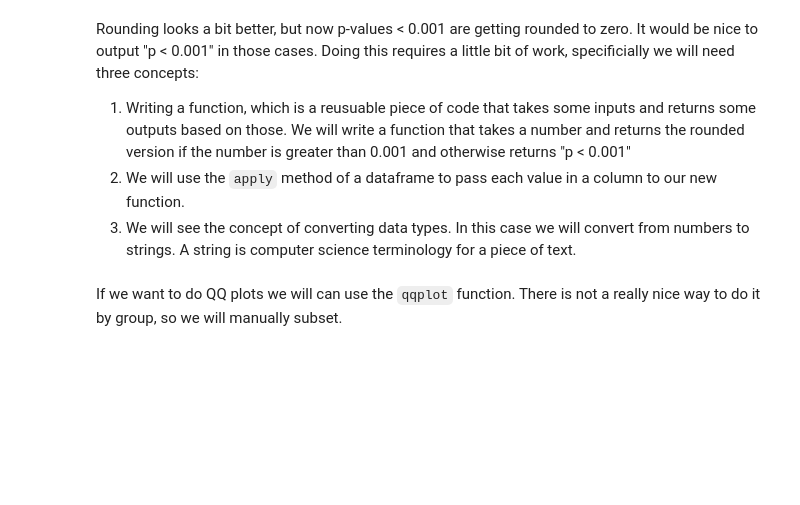
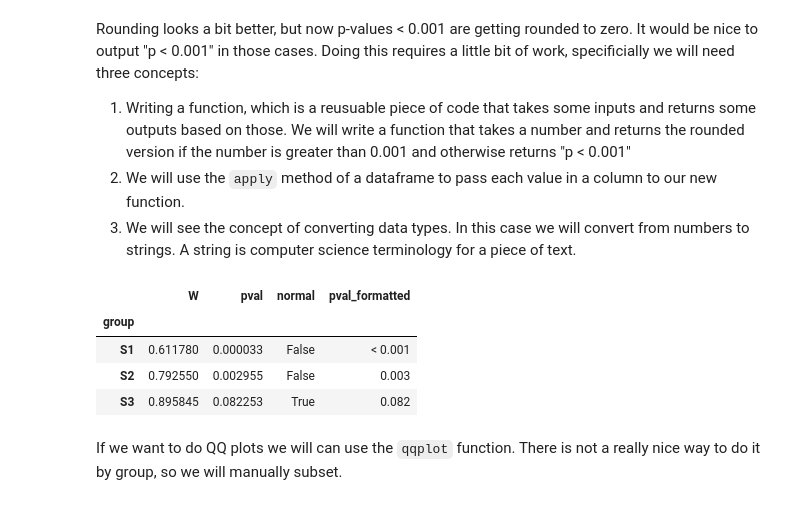
Before and after one commit to UBC-PATH/PATH548L-2025, a Jupyter notebook: worksheets/python/worksheet_2_descriptive_statistics.ipynb, the cells around one changed output. Saved outputs shown, nothing was run; the diff lists cells and outputs as text; code cells hidden in the pictures; blank space fills up the shorter version.

```diff
--- a/worksheets/python/worksheet_2_descriptive_statistics.ipynb
+++ b/worksheets/python/worksheet_2_descriptive_statistics.ipynb
@@ -175,14 +283,20 @@ Doing this requires a little bit of work, specificially we will need three conce
 # %%
 def format_p_val(p): # Starting our function
     if p < 0.001: # Check if our p-value is small
-        result = "p < 0.001" # If so our result will be a string
+        result = "< 0.001" # If so our result will be a string
     else:
         result = str(round(p, 3))
     return result # Send the result back to where the function was called
 
 normal_test_results = pg.normality(data=df, dv="value", group="group")
 normal_test_results["pval_formatted"] = normal_test_results["pval"].apply(format_p_val) # Use our function to format each p-value and save them in a new column
 normal_test_results
+# %% [output]
+|  | W | pval | normal | pval_formatted |
+| group |  |  |  |  |
+| S1 | 0.611780 | 0.000033 | False | < 0.001 |
+| S2 | 0.792550 | 0.002955 | False | 0.003 |
+| S3 | 0.895845 | 0.082253 | True | 0.082 |
 # %% [markdown]
 If we want to do QQ plots we will can use the `qqplot` function.
 There is not a really nice way to do it by group, so we will manually subset.
```
Also changed, not shown: parts of 28 cells of this notebook, 8 other files.
